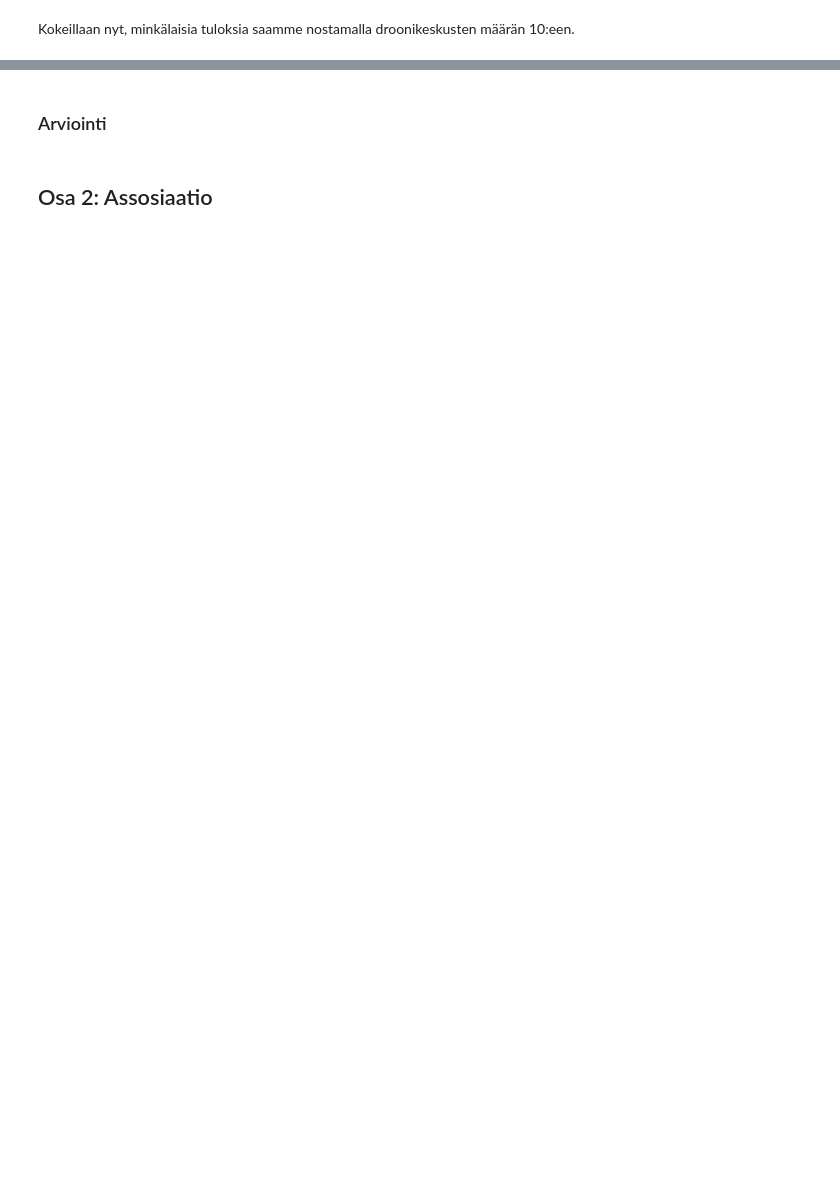
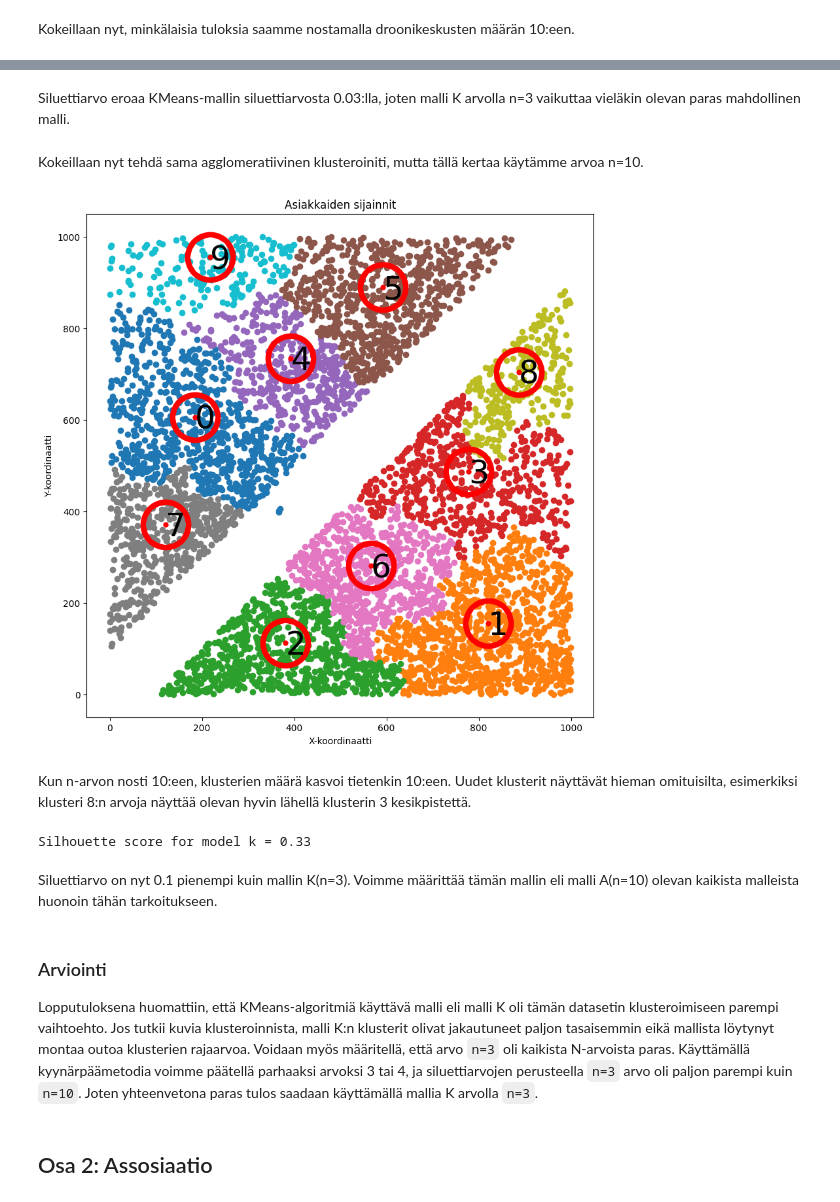
Before and after one commit to kassu11/machine-learning-AMK, a Jupyter notebook: Clustering_and_association_rule_mining/Clustering_and_association.ipynb, the cells around one changed output, grey strips where cells are left out. Cells and saved outputs as stored; diff of their text form; code cells hidden in the pictures; blank space fills up the shorter version.

```diff
--- a/Clustering_and_association_rule_mining/Clustering_and_association.ipynb
+++ b/Clustering_and_association_rule_mining/Clustering_and_association.ipynb
@@ -145,5 +198,43 @@ Graafista löytyy nyt 10 droonikeskusta ja niiden palvelemat asiakkaat. Kun käy
+# %% [markdown]
+Siluettiarvo eroaa KMeans-mallin siluettiarvosta 0.03:lla, joten malli K arvolla n=3 vaikuttaa vieläkin olevan paras mahdollinen malli.
+# %% [markdown]
+Kokeillaan nyt tehdä sama agglomeratiivinen klusteroiniti, mutta tällä kertaa käytämme arvoa n=10.
+# %%
+n = 10
+model_a = AgglomerativeClustering(n_clusters=n)
+model_a.fit(df_cust)
+
+plt.figure(figsize=(10, 10))
+for i in range(n):
+    plt.scatter(df_cust['x'][model_a.labels_ == i], df_cust['y'][model_a.labels_ == i])
+
+a_centers = np.zeros((n, 2))
+for i in range(n):
+    x_mean = np.mean(df_cust['x'][model_a.labels_ == i])
+    y_mean = np.mean(df_cust['y'][model_a.labels_ == i])
+    a_centers[i][0] = x_mean
+    a_centers[i][1] = y_mean + 25
+    plt.text(x_mean, y_mean, i, fontsize=35)
+
+plt.scatter(a_centers[:, 0], a_centers[:, 1], color="red", linewidths=50)
+plt.title('Asiakkaiden sijainnit')
+plt.xlabel('X-koordinaatti')
+plt.ylabel('Y-koordinaatti')
+plt.show()
+# %% [output]
+[figure, added]
+# %% [markdown]
+Kun n-arvon nosti 10:een, klusterien määrä kasvoi tietenkin 10:een. Uudet klusterit näyttävät hieman omituisilta, esimerkiksi klusteri 8:n arvoja näyttää olevan hyvin lähellä klusterin 3 kesikpistettä.
+# %%
+labels_a = model_a.labels_
+print('Silhouette score for model k = %.2f' % silhouette_score(df_cust, labels_a))
+# %% [output]
+Silhouette score for model k = 0.33
+# %% [markdown]
+Siluettiarvo on nyt 0.1 pienempi kuin mallin K(n=3). Voimme määrittää tämän mallin eli malli A(n=10) olevan kaikista malleista huonoin tähän tarkoitukseen.
 # %% [markdown]
 ### Arviointi
+Lopputuloksena huomattiin, että KMeans-algoritmiä käyttävä malli eli malli K oli tämän datasetin klusteroimiseen parempi vaihtoehto. Jos tutkii kuvia klusteroinnista, malli K:n klusterit olivat jakautuneet paljon tasaisemmin eikä mallista löytynyt montaa outoa klusterien rajaarvoa. Voidaan myös määritellä, että arvo `n=3` oli kaikista N-arvoista paras. Käyttämällä kyynärpäämetodia voimme päätellä parhaaksi arvoksi 3 tai 4, ja siluettiarvojen perusteella `n=3` arvo oli paljon parempi kuin `n=10`. Joten yhteenvetona paras tulos saadaan käyttämällä mallia K arvolla `n=3`.
 # %% [markdown]
 ## Osa 2: Assosiaatio
 # %% [markdown]
```
Also changed, not shown: parts of 39 cells of this notebook.
